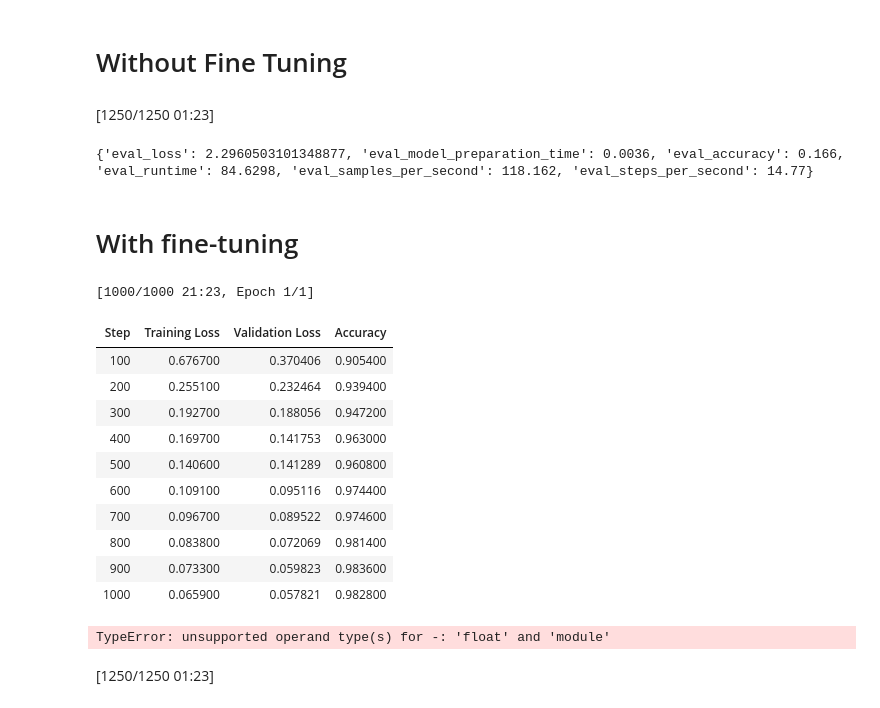
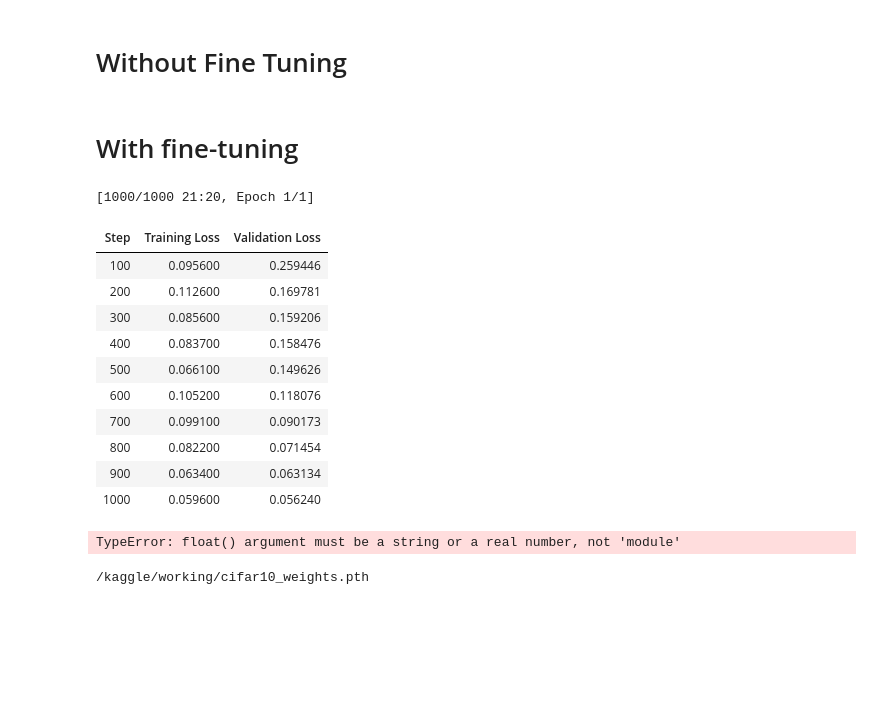
Before and after one commit to Thom-kauf/ViT_Classification, a Jupyter notebook: classification_vit/hugging-face-vit.ipynb, the cells around one changed output. Cells and saved outputs as stored; diff of their text form; code cells hidden in the pictures; blank space fills up the shorter version.

```diff
--- a/classification_vit/hugging-face-vit.ipynb
+++ b/classification_vit/hugging-face-vit.ipynb
@@ -139,21 +139,18 @@ training_args = TrainingArguments(
 # %% [markdown]
 # Without Fine Tuning
 # %%
-evaluater = Trainer(
-    model=model,
-    args=training_args,
-    data_collator=collate_fn,
-    compute_metrics=compute_metrics,
-    train_dataset=train_transformed,
-    eval_dataset=val_transformed,
-    tokenizer=processor,
-)
-metrics = evaluater.evaluate(test_transformed)
+# evaluater = Trainer(
+#     model=model,
+#     args=training_args,
+#     data_collator=collate_fn,
+#     compute_metrics=compute_metrics,
+#     train_dataset=train_transformed,
+#     eval_dataset=val_transformed,
+#     tokenizer=processor,
+# )
+# metrics = evaluater.evaluate(test_transformed)
 
-print(metrics)
+# print(metrics)
-# %% [output]
-[1250/1250 01:23]
-{'eval_loss': 2.2960503101348877, 'eval_model_preparation_time': 0.0036, 'eval_accuracy': 0.166, 'eval_runtime': 84.6298, 'eval_samples_per_second': 118.162, 'eval_steps_per_second': 14.77}
 # %% [markdown]
 # With fine-tuning
 # %%
@@ -163,7 +160,7 @@ trainer = Trainer(
     model=model,
     args=training_args,
     data_collator=collate_fn,
-    compute_metrics=compute_metrics,
+    compute_metrics=None,
     train_dataset=train_transformed,
     eval_dataset=val_transformed,
     tokenizer=processor,
@@ -171,30 +168,23 @@ trainer = Trainer(
 # %%
 import time
 
 tic = time.time()
 train_results = trainer.train()
 toc = time.time()
-print(f"That took {toc - time} seconds.")
-trainer.log_metrics("train", train_results.metrics)
-trainer.save_metrics("train", train_results.metrics)
-trainer.save_state()
+print(f"That took {float(toc) - float(time)} seconds.")
 metrics = trainer.evaluate(test_transformed)
 print(metrics)
 # %% [output]
-[1000/1000 21:23, Epoch 1/1]
+[1000/1000 21:20, Epoch 1/1]
-| Step | Training Loss | Validation Loss | Accuracy |
-| 100 | 0.676700 | 0.370406 | 0.905400 |
-| 200 | 0.255100 | 0.232464 | 0.939400 |
-| 300 | 0.192700 | 0.188056 | 0.947200 |
-| 400 | 0.169700 | 0.141753 | 0.963000 |
-| 500 | 0.140600 | 0.141289 | 0.960800 |
-| 600 | 0.109100 | 0.095116 | 0.974400 |
-| 700 | 0.096700 | 0.089522 | 0.974600 |
-| 800 | 0.083800 | 0.072069 | 0.981400 |
-| 900 | 0.073300 | 0.059823 | 0.983600 |
-| 1000 | 0.065900 | 0.057821 | 0.982800 |
+| Step | Training Loss | Validation Loss |
+| 100 | 0.095600 | 0.259446 |
+| 200 | 0.112600 | 0.169781 |
+| 300 | 0.085600 | 0.159206 |
+| 400 | 0.083700 | 0.158476 |
+| 500 | 0.066100 | 0.149626 |
+| 600 | 0.105200 | 0.118076 |
+| 700 | 0.099100 | 0.090173 |
+| 800 | 0.082200 | 0.071454 |
+| 900 | 0.063400 | 0.063134 |
+| 1000 | 0.059600 | 0.056240 |
-TypeError: unsupported operand type(s) for -: 'float' and 'module'
+TypeError: float() argument must be a string or a real number, not 'module'
-# %%
-metrics = trainer.evaluate(test_transformed)
-# %% [output]
-[1250/1250 01:23]
@@ -200,0 +193,5 @@ metrics = trainer.evaluate(test_transformed)
+# %%
+from IPython.display import FileLink
+FileLink(r'cifar10_weights.pth')
+# %% [output]
+/kaggle/working/cifar10_weights.pth
```
Also changed, not shown: parts of 5 cells of this notebook, 26 other files.
